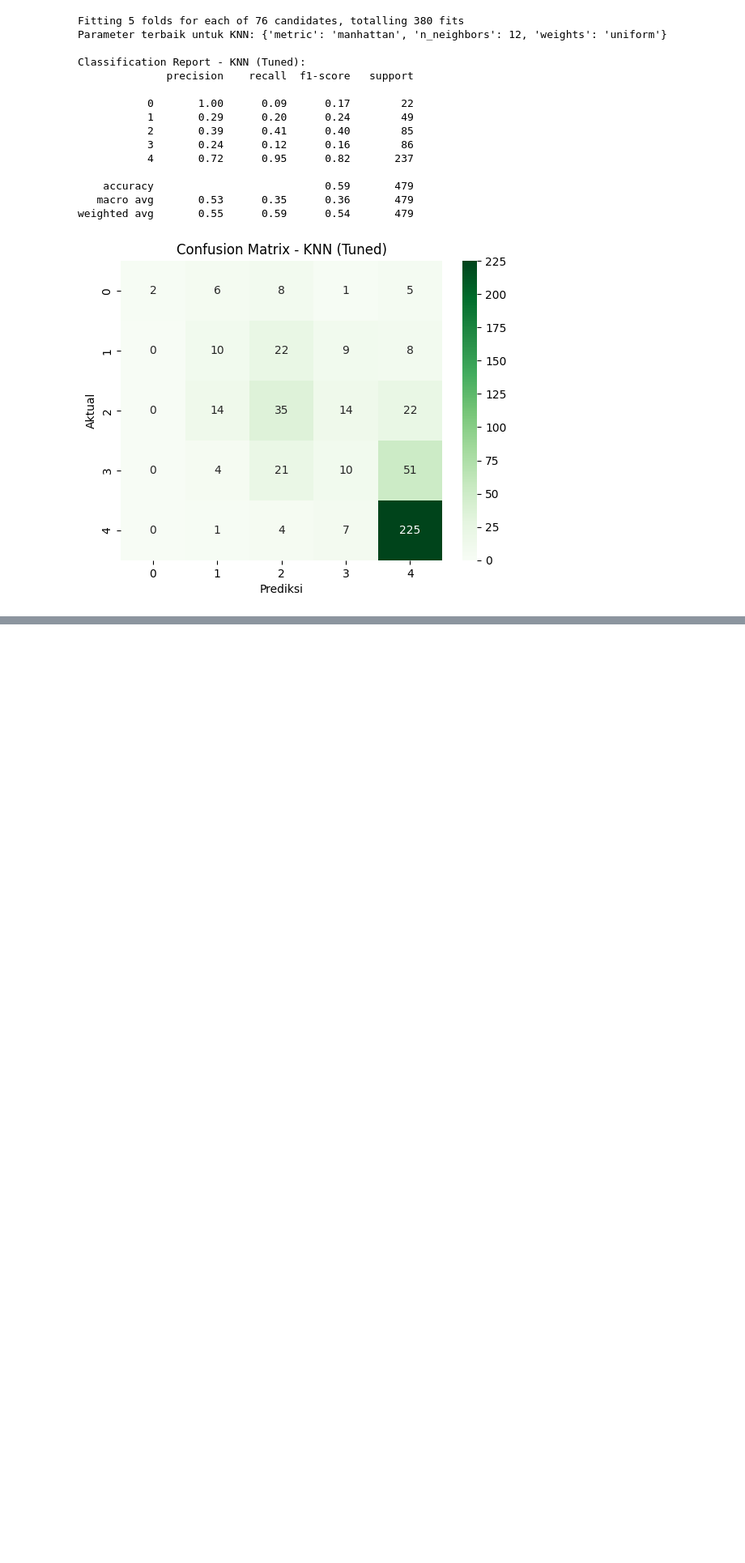
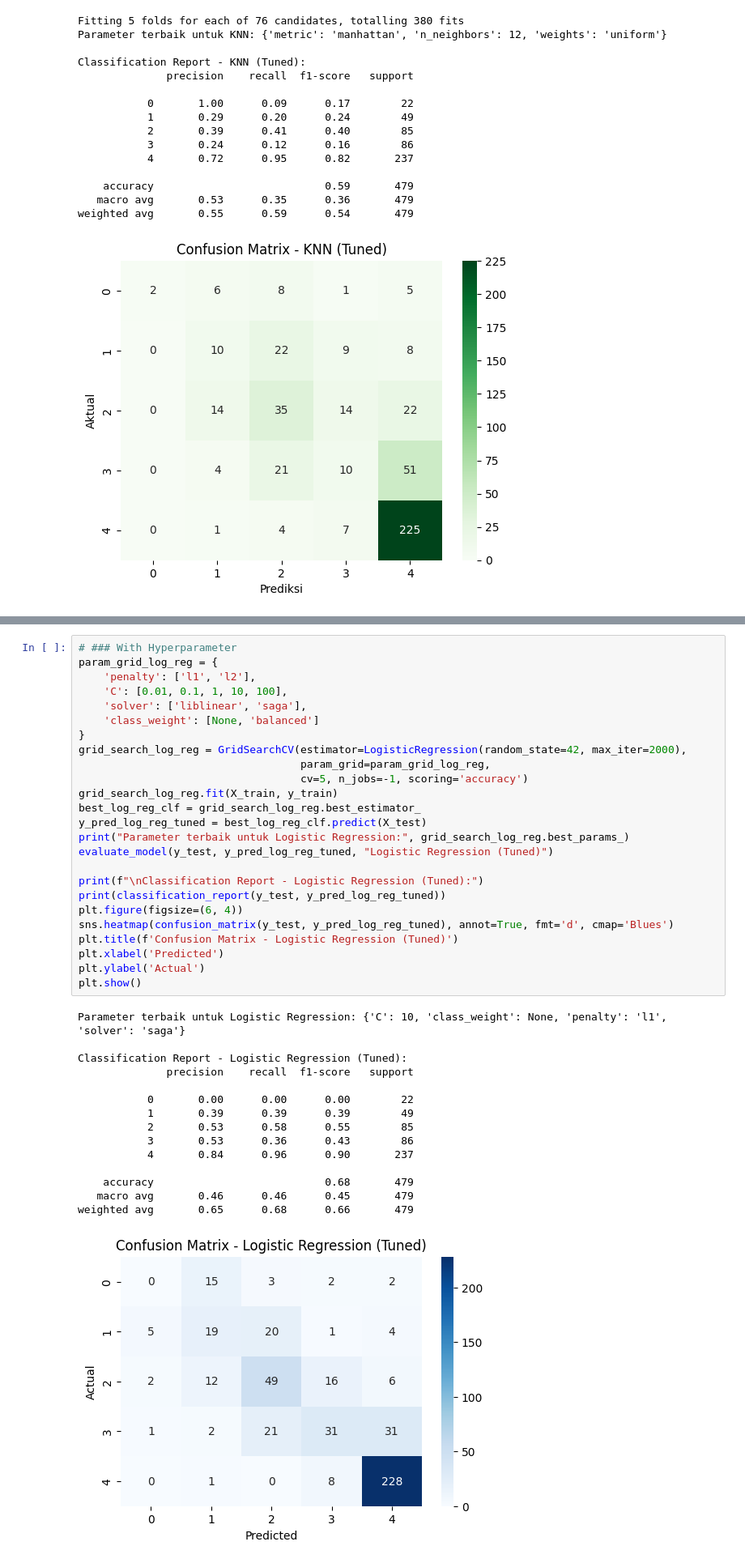
Before and after one commit to sultanjulyan/IF5140-Praktikum-1-Klasifikasi, a Jupyter notebook: IF5140_Praktikum_1_Klasifikasi_NEW.ipynb, the cells around one changed output, grey strips where cells are left out. Shown at 81% size. Drawn from its saved outputs; the diff is of its cells as text; blank space fills up the shorter version.

```diff
--- a/IF5140_Praktikum_1_Klasifikasi_NEW.ipynb
+++ b/IF5140_Praktikum_1_Klasifikasi_NEW.ipynb
@@ -430,0 +535,41 @@ weighted avg       0.55      0.59      0.54       479
+# %%
+# ### With Hyperparameter
+param_grid_log_reg = {
+    'penalty': ['l1', 'l2'],
+    'C': [0.01, 0.1, 1, 10, 100],
+    'solver': ['liblinear', 'saga'],
+    'class_weight': [None, 'balanced']
+}
+grid_search_log_reg = GridSearchCV(estimator=LogisticRegression(random_state=42, max_iter=2000),
+                                   param_grid=param_grid_log_reg,
+                                   cv=5, n_jobs=-1, scoring='accuracy')
+grid_search_log_reg.fit(X_train, y_train)
+best_log_reg_clf = grid_search_log_reg.best_estimator_
+y_pred_log_reg_tuned = best_log_reg_clf.predict(X_test)
+print("Parameter terbaik untuk Logistic Regression:", grid_search_log_reg.best_params_)
+evaluate_model(y_test, y_pred_log_reg_tuned, "Logistic Regression (Tuned)")
+
+print(f"\nClassification Report - Logistic Regression (Tuned):")
+print(classification_report(y_test, y_pred_log_reg_tuned))
+plt.figure(figsize=(6, 4))
+sns.heatmap(confusion_matrix(y_test, y_pred_log_reg_tuned), annot=True, fmt='d', cmap='Blues')
+plt.title(f'Confusion Matrix - Logistic Regression (Tuned)')
+plt.xlabel('Predicted')
+plt.ylabel('Actual')
+plt.show()
+# %% [output]
+Parameter terbaik untuk Logistic Regression: {'C': 10, 'class_weight': None, 'penalty': 'l1', 'solver': 'saga'}
+
+Classification Report - Logistic Regression (Tuned):
+              precision    recall  f1-score   support
+
+           0       0.00      0.00      0.00        22
+           1       0.39      0.39      0.39        49
+           2       0.53      0.58      0.55        85
+           3       0.53      0.36      0.43        86
+           4       0.84      0.96      0.90       237
+
+    accuracy                           0.68       479
+   macro avg       0.46      0.46      0.45       479
+weighted avg       0.65      0.68      0.66       479
+[figure, added]
```
Also changed, not shown: parts of 4 cells of this notebook.
